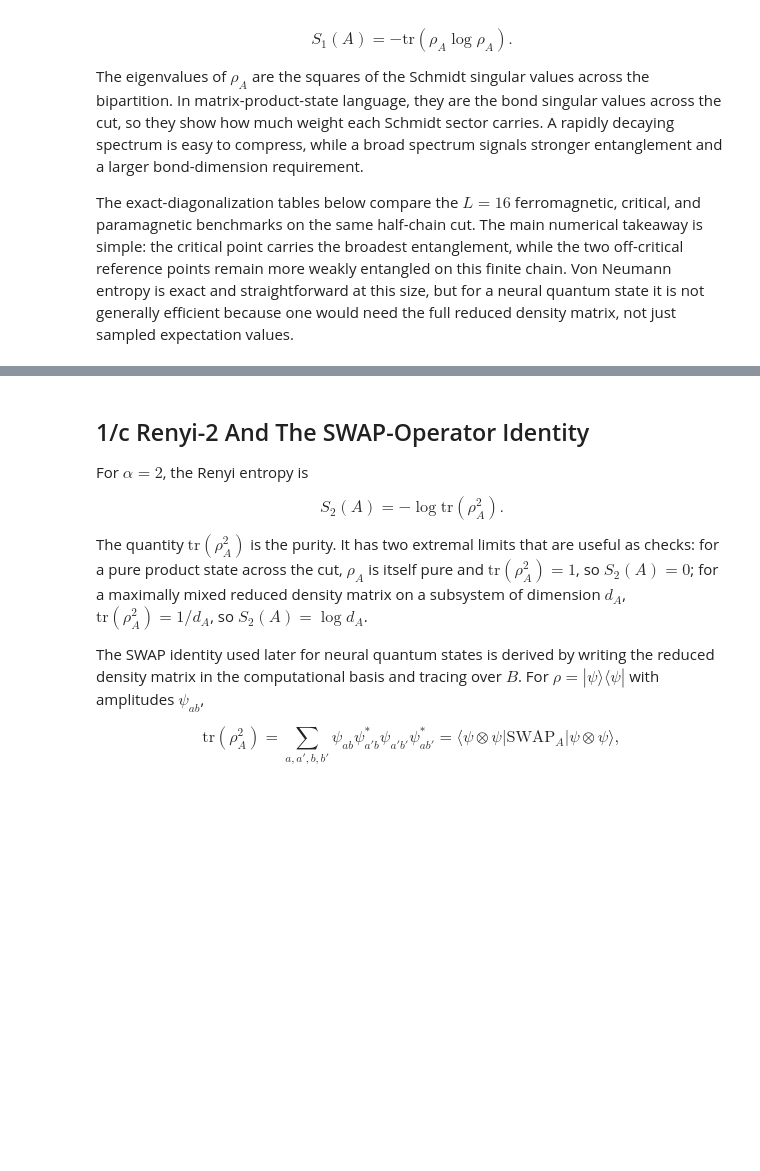
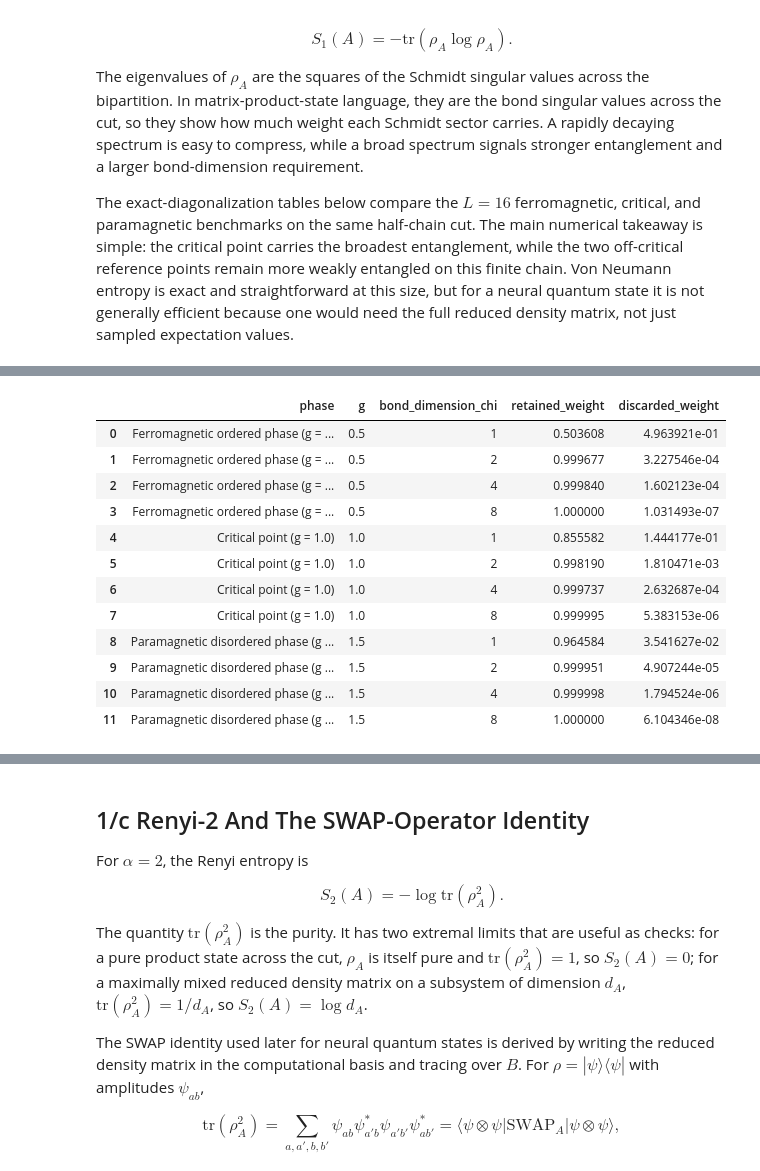
Before and after one commit to SBT2004/NQS, a Jupyter notebook: Balint/demos/exercise_1.ipynb, the cells around one changed output, grey strips where cells are left out. Cells and saved outputs as stored; diff of their text form; code cells hidden in the pictures; blank space fills up the shorter version.

```diff
--- a/Balint/demos/exercise_1.ipynb
+++ b/Balint/demos/exercise_1.ipynb
@@ -99,31 +132,59 @@ The exact-diagonalization tables below compare the $L = 16$ ferromagnetic, criti
 # %%
 exercise_1_exact = {label: exact_observables_summary(system['operator'], subsystem=subsystem_sites) for label, system in exercise_1_systems.items()}
 
 exercise_1_summary = pd.DataFrame([
     {
         'phase': phase_labels[label],
         'g': g_values[label],
         'ground_energy': exact['ground_energy'],
         'half_partition_von_neumann': exact['half_partition_von_neumann'],
         'half_partition_renyi2': exact['half_partition_renyi2'],
     }
     for label, exact in exercise_1_exact.items()
 ]).sort_values('g').reset_index(drop=True)
 
 exercise_1_spectrum_table = pd.concat([
     pd.DataFrame({
         'phase': phase_labels[label],
         'g': g_values[label],
         'level': np.arange(1, spectrum.size + 1),
         'lambda': spectrum,
     })
     for label, exact in exercise_1_exact.items()
     for spectrum in [observables.entanglement_spectrum(exact['ground_state'], subsystem_sites, n_levels=8)]
 ], ignore_index=True)
 
-exercise_1_summary
+exercise_1_compressibility = pd.concat([
+    pd.DataFrame({
+        'phase': phase_labels[label],
+        'g': g_values[label],
+        'bond_dimension_chi': chi_values,
+        'retained_weight': cumulative[: len(chi_values)],
+        'discarded_weight': 1.0 - cumulative[: len(chi_values)],
+    })
+    for label, exact in exercise_1_exact.items()
+    for full_spectrum in [observables.entanglement_spectrum(exact['ground_state'], subsystem_sites)]
+    for chi_values in [np.array([1, 2, 4, 8], dtype=np.int64)]
+    for cumulative in [np.cumsum(full_spectrum)]
+], ignore_index=True)
+
+display(exercise_1_summary)
+exercise_1_compressibility
 # %% [output]
 |  | phase | g | ground_energy | half_partition_von_neumann | half_partition_renyi2 |
 | 0 | Ferromagnetic ordered phase (g = ... | 0.5 | -16.146051 | 0.696037 | 0.693736 |
 | 1 | Critical point (g = 1.0) | 1.0 | -20.016388 | 0.423409 | 0.284540 |
 | 2 | Paramagnetic disordered phase (g ... | 1.5 | -26.566812 | 0.153473 | 0.070774 |
+|  | phase | g | bond_dimension_chi | retained_weight | discarded_weight |
+| 0 | Ferromagnetic ordered phase (g = ... | 0.5 | 1 | 0.503608 | 4.963921e-01 |
+| 1 | Ferromagnetic ordered phase (g = ... | 0.5 | 2 | 0.999677 | 3.227546e-04 |
+| 2 | Ferromagnetic ordered phase (g = ... | 0.5 | 4 | 0.999840 | 1.602123e-04 |
+| 3 | Ferromagnetic ordered phase (g = ... | 0.5 | 8 | 1.000000 | 1.031493e-07 |
+| 4 | Critical point (g = 1.0) | 1.0 | 1 | 0.855582 | 1.444177e-01 |
+| 5 | Critical point (g = 1.0) | 1.0 | 2 | 0.998190 | 1.810471e-03 |
+| 6 | Critical point (g = 1.0) | 1.0 | 4 | 0.999737 | 2.632687e-04 |
+| 7 | Critical point (g = 1.0) | 1.0 | 8 | 0.999995 | 5.383153e-06 |
+| 8 | Paramagnetic disordered phase (g ... | 1.5 | 1 | 0.964584 | 3.541627e-02 |
+| 9 | Paramagnetic disordered phase (g ... | 1.5 | 2 | 0.999951 | 4.907244e-05 |
+| 10 | Paramagnetic disordered phase (g ... | 1.5 | 4 | 0.999998 | 1.794524e-06 |
+| 11 | Paramagnetic disordered phase (g ... | 1.5 | 8 | 1.000000 | 6.104346e-08 |
```
Also changed, not shown: parts of 12 cells of this notebook, 4 other files.
